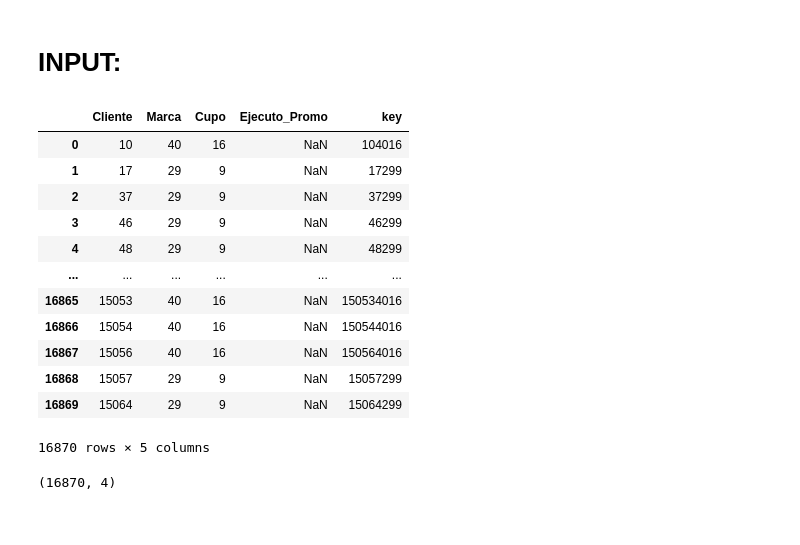
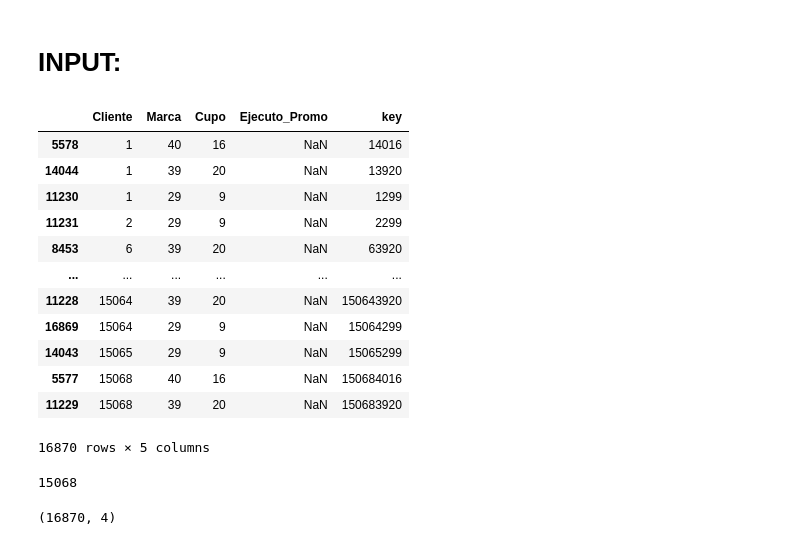
Before and after one commit to ycamposl/retobackus, a Jupyter notebook: DataCup.ipynb, the cells around one changed output. Drawn from its saved outputs; the diff is of its cells as text; code cells hidden in the pictures.

```diff
--- a/DataCup.ipynb
+++ b/DataCup.ipynb
@@ -170,21 +251,26 @@ sales.to_csv('Output/sales2.csv')
 # %%
 test=pd.read_csv('Input/test.csv')
 test['key']=test['Cliente'].astype('str')+test['Marca'].astype('str')+test['Cupo'].astype('str')
+test=test.sort_values(by=['Cliente'])
 test
 # %% [output]
 |  | Cliente | Marca | Cupo | Ejecuto_Promo | key |
-| 0 | 10 | 40 | 16 | NaN | 104016 |
-| 1 | 17 | 29 | 9 | NaN | 17299 |
-| 2 | 37 | 29 | 9 | NaN | 37299 |
-| 3 | 46 | 29 | 9 | NaN | 46299 |
-| 4 | 48 | 29 | 9 | NaN | 48299 |
+| 5578 | 1 | 40 | 16 | NaN | 14016 |
+| 14044 | 1 | 39 | 20 | NaN | 13920 |
+| 11230 | 1 | 29 | 9 | NaN | 1299 |
+| 11231 | 2 | 29 | 9 | NaN | 2299 |
+| 8453 | 6 | 39 | 20 | NaN | 63920 |
 | ... | ... | ... | ... | ... | ... |
-| 16865 | 15053 | 40 | 16 | NaN | 150534016 |
-| 16866 | 15054 | 40 | 16 | NaN | 150544016 |
-| 16867 | 15056 | 40 | 16 | NaN | 150564016 |
-| 16868 | 15057 | 29 | 9 | NaN | 15057299 |
+| 11228 | 15064 | 39 | 20 | NaN | 150643920 |
 | 16869 | 15064 | 29 | 9 | NaN | 15064299 |
+| 14043 | 15065 | 29 | 9 | NaN | 15065299 |
+| 5577 | 15068 | 40 | 16 | NaN | 150684016 |
+| 11229 | 15068 | 39 | 20 | NaN | 150683920 |
 16870 rows × 5 columns
+# %%
+test.Cliente.max()
+# %% [output]
+15068
 # %%
 test.shape
 # %% [output]
```
Also changed, not shown: parts of 17 cells of this notebook.
